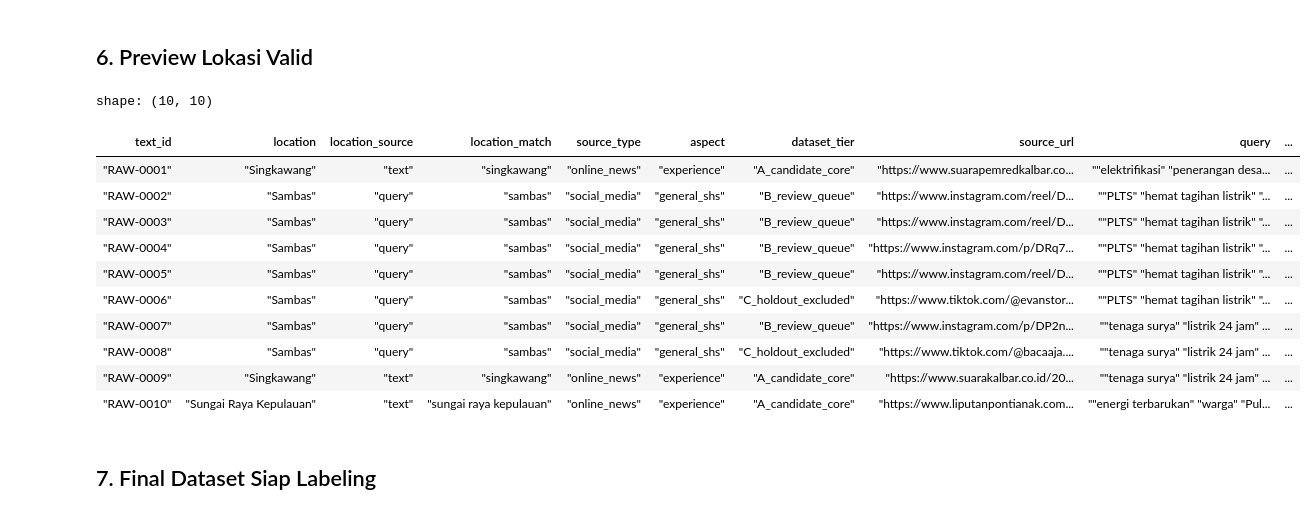
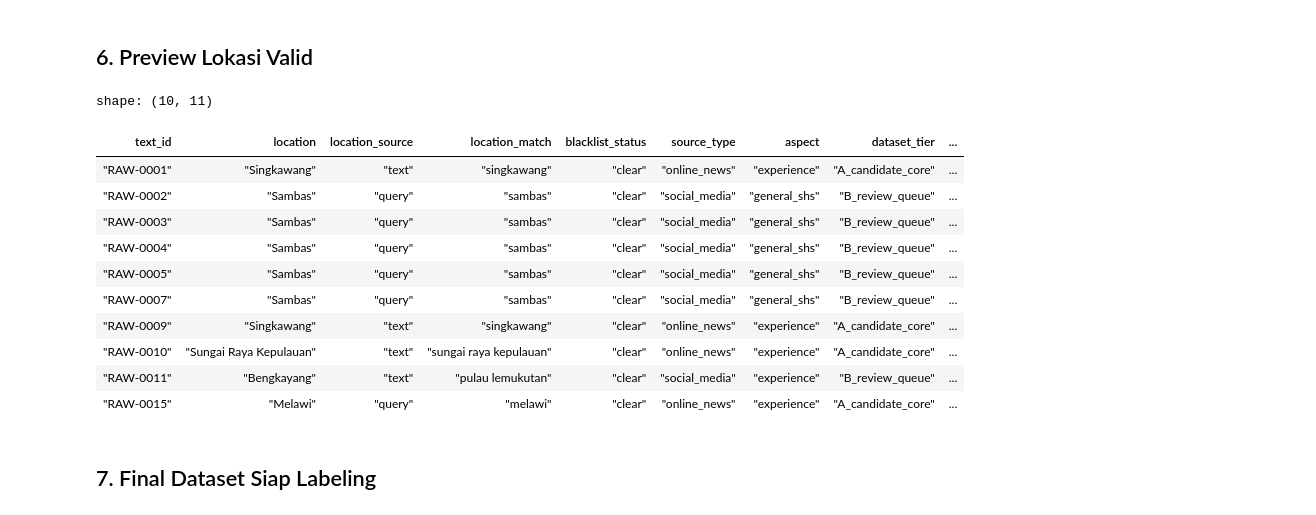
Before and after one commit to dammar01/hybrid-nlp-sentiment-classification, a Jupyter notebook: raw_datasets_processor.ipynb, the cells around one changed output. Saved outputs shown, nothing was run; the diff lists cells and outputs as text; code cells hidden in the pictures.

```diff
--- a/raw_datasets_processor.ipynb
+++ b/raw_datasets_processor.ipynb
@@ -194,6 +221,10 @@ shape: (1, 5)
 candidate_df = dataset_service.build_v1_candidate_rows(
     records_df=records_df,
     research_config=research_config,
+)
+candidate_df = dataset_service.enrich_source_blacklist_status(
+    candidate_df,
+    source_blacklist_service,
 )
 
 CANDIDATE_FILTER_CONDITIONS = [
@@ -207,30 +238,40 @@ CANDIDATE_FILTER_CONDITIONS = [
 filtered_candidate_df = apply_filter_conditions(
     candidate_df, CANDIDATE_FILTER_CONDITIONS
 )
+blacklist_audit_df = dataset_service.filter_blacklist_audit_candidates(
+    filtered_candidate_df
+)
+clear_candidate_df = dataset_service.filter_clear_source_candidates(
+    filtered_candidate_df
+)
 
 reference_df = dataset_service.load(REFERENCE_DATASET_PATH)
 expected_columns = list(dataset_service.v1_dataset_columns())
 missing_candidate_columns = [
-    column for column in expected_columns if column not in filtered_candidate_df.columns
+    column for column in expected_columns if column not in clear_candidate_df.columns
 ]
 extra_candidate_columns = [
-    column for column in filtered_candidate_df.columns if column not in expected_columns
+    column for column in clear_candidate_df.columns if column not in expected_columns
 ]
 # %% [markdown]
 ## 5. Dataset Kandidat Siap Labeling
 # %%
 MAX_ROWS_PER_VALUE = 10
+LABELING_DATASET_TIERS = ["A_candidate_core", "B_review_queue"]
 
+labeling_ready_df = dataset_service.filter_labeling_ready_candidates(
+    clear_candidate_df
+)
 labeling_df = dataset_service.build_candidate_labeling_dataset(
-    filtered_candidate_df,
+    labeling_ready_df,
     max_rows_per_value=MAX_ROWS_PER_VALUE,
 )
 
 candidate_combination_df = dataset_service.summarize_candidate_combinations(
-    filtered_candidate_df
+    labeling_ready_df
 ).rename({"jumlah": "jumlah_tersedia"})
 
-valid_location_df = filtered_candidate_df.filter(
+valid_location_df = labeling_ready_df.filter(
     (pl.col("is_specific_location") == True)
     & pl.col("location_source").is_in(["text", "query"])
 )
@@ -260,10 +301,21 @@ combination_audit_df = (
     )
 )
 
+blacklist_status_distribution_df = (
+    filtered_candidate_df.group_by("blacklist_status")
+    .agg(pl.len().alias("jumlah"))
+    .sort("jumlah", descending=True)
+)
+
 print(f"Candidate rows setelah filter kandidat: {filtered_candidate_df.height:,}")
+print(f"Candidate rows dikeluarkan blacklist: {blacklist_audit_df.height:,}")
+print(f"Candidate rows clear: {clear_candidate_df.height:,}")
+print(f"Candidate rows tier A/B siap labeling: {labeling_ready_df.height:,}")
 print(f"Candidate rows dengan lokasi valid: {valid_location_df.height:,}")
+print(f"Dataset tier labeling: {LABELING_DATASET_TIERS}")
 print(f"Final siap labeling: {labeling_df.height:,}")
 print(f"Maksimal data per nilai unik: {MAX_ROWS_PER_VALUE}")
 
+display(blacklist_status_distribution_df)
 display(combination_audit_df)
 # %% [output]
@@ -294,34 +352,35 @@ shape: (18, 5)
 # %%
 valid_location_columns = [
     "text_id",
     "location",
     "location_source",
     "location_match",
+    "blacklist_status",
     "source_type",
     "aspect",
     "dataset_tier",
     "source_url",
     "query",
     "text",
 ]
 valid_location_columns = [
     column for column in valid_location_columns if column in valid_location_df.columns
 ]
 
 display(valid_location_df.select(valid_location_columns).head(10))
 # %% [output]
-shape: (10, 10)
+shape: (10, 11)
-| text_id | location | location_source | location_match | source_type | aspect | dataset_tier | source_url | query | ... |
-| "RAW-0001" | "Singkawang" | "text" | "singkawang" | "online_news" | "experience" | "A_candidate_core" | "https://www.suarapemredkalbar.co... | ""elektrifikasi" "penerangan desa... | ... |
-| "RAW-0002" | "Sambas" | "query" | "sambas" | "social_media" | "general_shs" | "B_review_queue" | "https://www.instagram.com/reel/D... | ""PLTS" "hemat tagihan listrik" "... | ... |
-| "RAW-0003" | "Sambas" | "query" | "sambas" | "social_media" | "general_shs" | "B_review_queue" | "https://www.instagram.com/reel/D... | ""PLTS" "hemat tagihan listrik" "... | ... |
-| "RAW-0004" | "Sambas" | "query" | "sambas" | "social_media" | "general_shs" | "B_review_queue" | "https://www.instagram.com/p/DRq7... | ""PLTS" "hemat tagihan listrik" "... | ... |
-| "RAW-0005" | "Sambas" | "query" | "sambas" | "social_media" | "general_shs" | "B_review_queue" | "https://www.instagram.com/reel/D... | ""PLTS" "hemat tagihan listrik" "... | ... |
-| "RAW-0006" | "Sambas" | "query" | "sambas" | "social_media" | "general_shs" | "C_holdout_excluded" | "https://www.tiktok.com/@evanstor... | ""PLTS" "hemat tagihan listrik" "... | ... |
-| "RAW-0007" | "Sambas" | "query" | "sambas" | "social_media" | "general_shs" | "B_review_queue" | "https://www.instagram.com/p/DP2n... | ""tenaga surya" "listrik 24 jam" ... | ... |
-| "RAW-0008" | "Sambas" | "query" | "sambas" | "social_media" | "general_shs" | "C_holdout_excluded" | "https://www.tiktok.com/@bacaaja.... | ""tenaga surya" "listrik 24 jam" ... | ... |
-| "RAW-0009" | "Singkawang" | "text" | "singkawang" | "online_news" | "experience" | "A_candidate_core" | "https://www.suarakalbar.co.id/20... | ""tenaga surya" "listrik 24 jam" ... | ... |
-| "RAW-0010" | "Sungai Raya Kepulauan" | "text" | "sungai raya kepulauan" | "online_news" | "experience" | "A_candidate_core" | "https://www.liputanpontianak.com... | ""energi terbarukan" "warga" "Pul... | ... |
+| text_id | location | location_source | location_match | blacklist_status | source_type | aspect | dataset_tier | ... |
+| "RAW-0001" | "Singkawang" | "text" | "singkawang" | "clear" | "online_news" | "experience" | "A_candidate_core" | ... |
+| "RAW-0002" | "Sambas" | "query" | "sambas" | "clear" | "social_media" | "general_shs" | "B_review_queue" | ... |
+| "RAW-0003" | "Sambas" | "query" | "sambas" | "clear" | "social_media" | "general_shs" | "B_review_queue" | ... |
+| "RAW-0004" | "Sambas" | "query" | "sambas" | "clear" | "social_media" | "general_shs" | "B_review_queue" | ... |
+| "RAW-0005" | "Sambas" | "query" | "sambas" | "clear" | "social_media" | "general_shs" | "B_review_queue" | ... |
+| "RAW-0007" | "Sambas" | "query" | "sambas" | "clear" | "social_media" | "general_shs" | "B_review_queue" | ... |
+| "RAW-0009" | "Singkawang" | "text" | "singkawang" | "clear" | "online_news" | "experience" | "A_candidate_core" | ... |
+| "RAW-0010" | "Sungai Raya Kepulauan" | "text" | "sungai raya kepulauan" | "clear" | "online_news" | "experience" | "A_candidate_core" | ... |
+| "RAW-0011" | "Bengkayang" | "text" | "pulau lemukutan" | "clear" | "social_media" | "experience" | "B_review_queue" | ... |
+| "RAW-0015" | "Melawi" | "query" | "melawi" | "clear" | "online_news" | "experience" | "A_candidate_core" | ... |
 # %% [markdown]
 ## 7. Final Dataset Siap Labeling
 # %%
```
Also changed, not shown: parts of 7 cells of this notebook, 6 other files.
